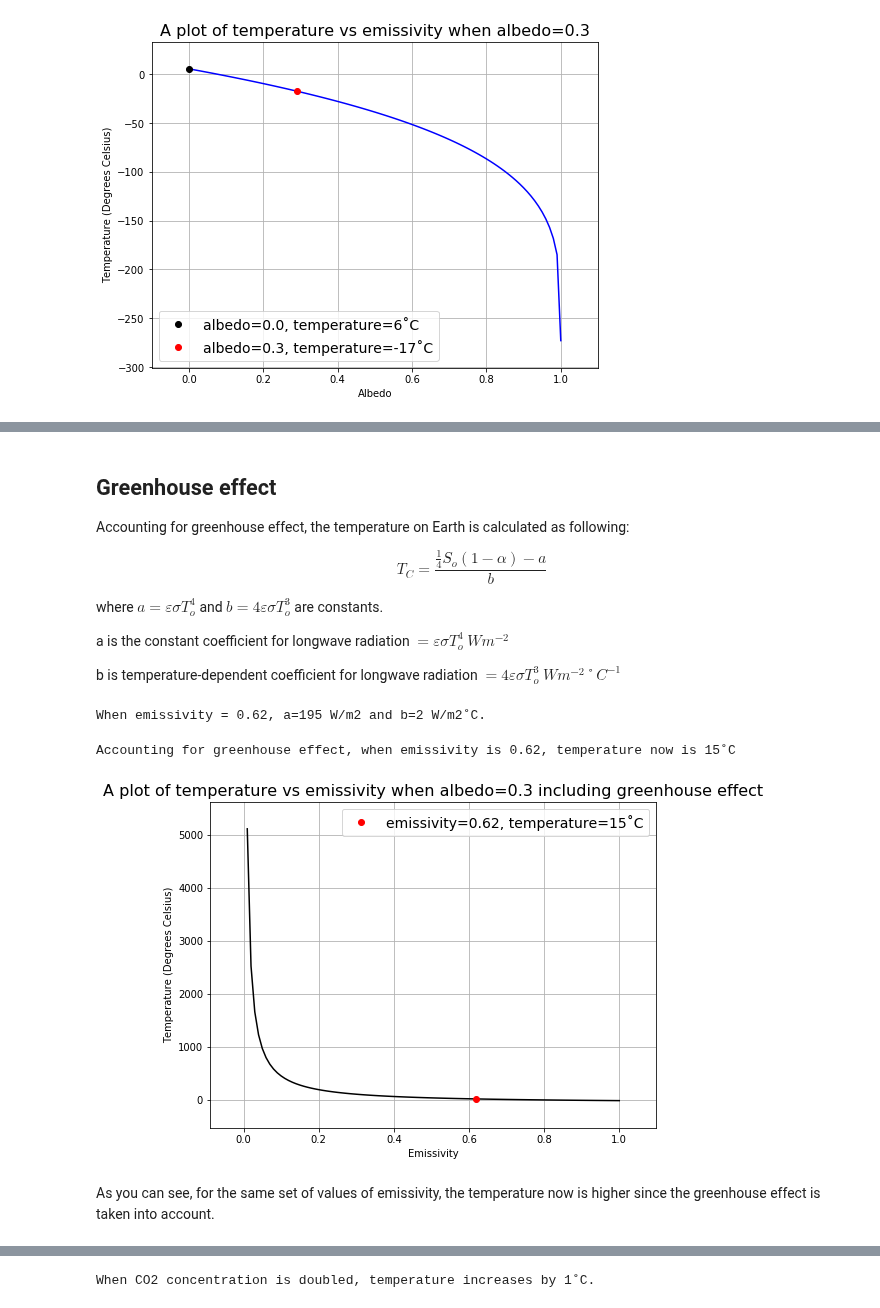
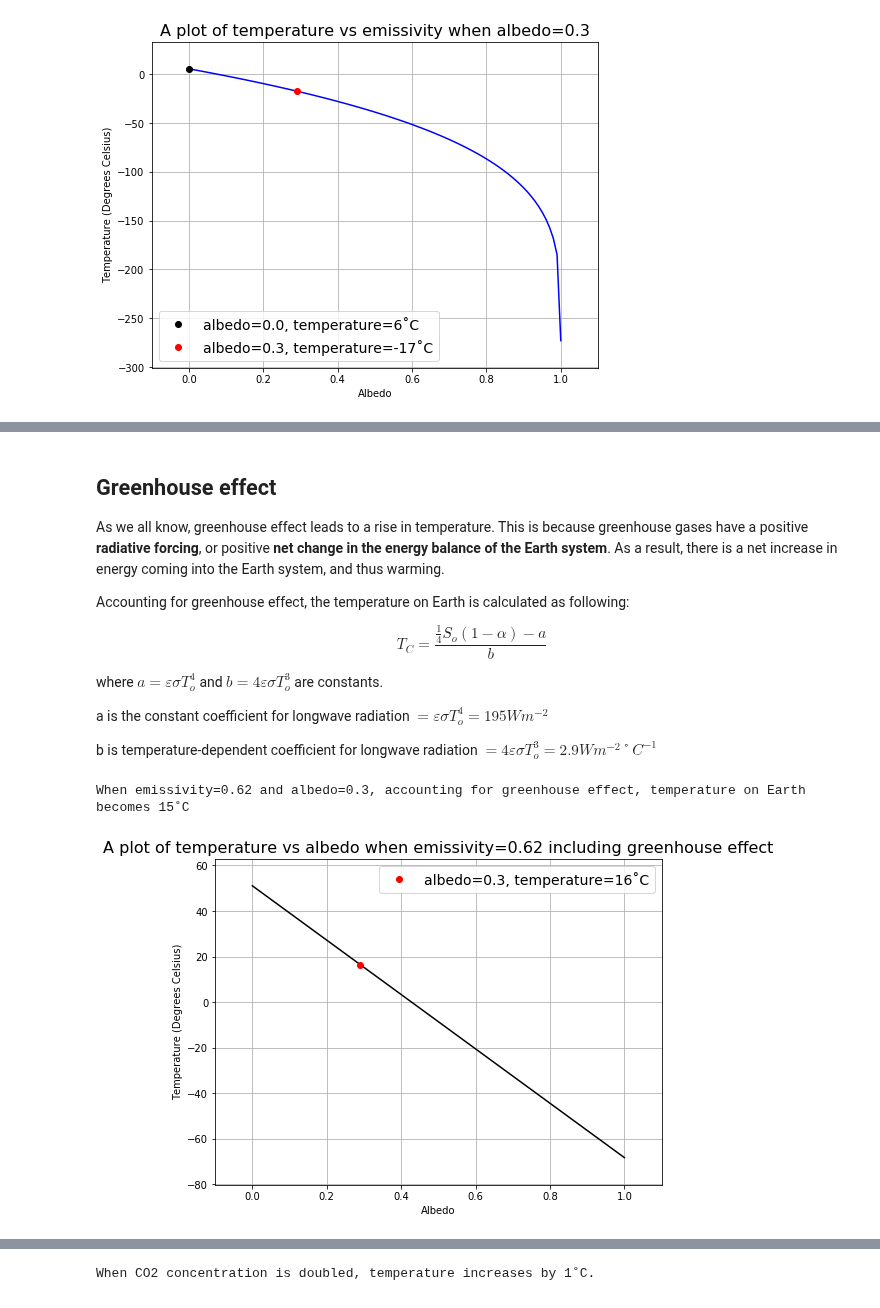
Before and after one commit to primer-computational-mathematics/book, a Jupyter notebook: _sources/geosciences/Climate_Model.ipynb, the cells around one changed output, grey strips where cells are left out. Saved outputs shown, nothing was run; the diff lists cells and outputs as text; code cells hidden in the pictures.

```diff
--- a/_sources/geosciences/Climate_Model.ipynb
+++ b/_sources/geosciences/Climate_Model.ipynb
@@ -175,5 +178,7 @@ ax1.grid(True)
 # %% [markdown]
 ## Greenhouse effect
+
+As we all know, greenhouse effect leads to a rise in temperature. This is because greenhouse gases have a positive <b>radiative forcing</b>, or positive <b>net change in the energy balance of the Earth system</b>. As a result, there is a net increase in energy coming into the Earth system, and thus warming.
 
 Accounting for greenhouse effect, the temperature on Earth is calculated as following:
 
@@ -181,53 +186,36 @@ $$T_C=\frac{\frac{1}{4}S_o(1-α)-a}{b}$$
 
 where $a=εσT_o^{4}$ and $b=4εσT_o^{3}$ are constants.
 
-a is the constant coefficient for longwave radiation $= εσT_o^{4}$ $Wm^{-2}$
+a is the constant coefficient for longwave radiation $= εσT_o^{4}=195Wm^{-2}$
 
-b is temperature-dependent coefficient for longwave radiation $= 4εσT_o^{3}$ $Wm^{-2}˚C^{-1}$
+b is temperature-dependent coefficient for longwave radiation $= 4εσT_o^{3}=2.9Wm^{-2}˚C^{-1}$
-# %%
-# find values of a and b when emissivity = 0.62
-
-# define a function to find the constant a
-def find_a(e, s=5.67e-8, T_o=273):
-    return e * s * T_o**4
-
-# define a function to find the constant b
-def find_b(e, s=5.67e-8, T_o=273):
-    return 4 * e * s * T_o**3
-
-constant_a = find_a(0.62)
-constant_b = find_b(0.62)
-print("When emissivity = 0.62, a=%.d W/m2 and b=%.d W/m2˚C." % (constant_a, constant_b))
-# %% [output]
-When emissivity = 0.62, a=195 W/m2 and b=2 W/m2˚C.
 # %%
 # define function for calculating T_C with a given emissivity
-def find_TC(e, s=5.67e-8, T_o=273, S_o=1365, al=0.3):
+def greenhouse_TC(al, s=5.67e-8, T_o=273, S_o=1365, e=0.62):
     a = e * s * T_o**4
     b = 4 * e * s * T_o**3
     return (0.25*S_o*(1-al)-a)/b
 
-print("Accounting for greenhouse effect, when emissivity is 0.62, temperature now is %.d˚C" % (find_TC(0.62)))
+print("When emissivity=0.62 and albedo=0.3, accounting for greenhouse effect, temperature on Earth becomes %.d˚C"
+     % (greenhouse_TC(0.3)))
 
-# make a list of emissivity between 0.01 and 1
-e = np.array([0.01*i for i in range(1, 101)])
-T_C = find_TC(e)
+# make a list of emissivity between 0 and 1
+al = np.array([0.01*i for i in range(101)])
+T_C = greenhouse_TC(al)
 
 # set up figure
 fig = plt.figure(figsize=(8, 6))
 ax1 = fig.add_subplot(111)
 ax1.margins(0.1)
 
 # plot figure
-ax1.plot(e, T_C, 'k')
-ax1.plot(e[61], T_C[61], 'ro', label='emissivity=%.2f, temperature=%.d˚C' % (e[61], T_C[61]))
-ax1.set_xlabel('Emissivity')
+ax1.plot(al, T_C, 'k')
+ax1.plot(al[29], T_C[29], 'ro', label='albedo=%.1f, temperature=%.d˚C' % (al[29], T_C[29]))
+ax1.set_xlabel('Albedo')
 ax1.set_ylabel('Temperature (Degrees Celsius)')
-ax1.set_title('A plot of temperature vs emissivity when albedo=0.3 including greenhouse effect', fontsize=16)
+ax1.set_title('A plot of temperature vs albedo when emissivity=0.62 including greenhouse effect', fontsize=16)
 ax1.legend(loc='best', fontsize=14)
 ax1.grid(True)
 # %% [output]
-Accounting for greenhouse effect, when emissivity is 0.62, temperature now is 15˚C
+When emissivity=0.62 and albedo=0.3, accounting for greenhouse effect, temperature on Earth becomes 15˚C
-[figure, old version]
+[figure, new version]
-# %% [markdown]
-As you can see, for the same set of values of emissivity, the temperature now is higher since the greenhouse effect is taken into account.
```
Also changed, not shown: parts of 18 cells of this notebook, 14 other files.
